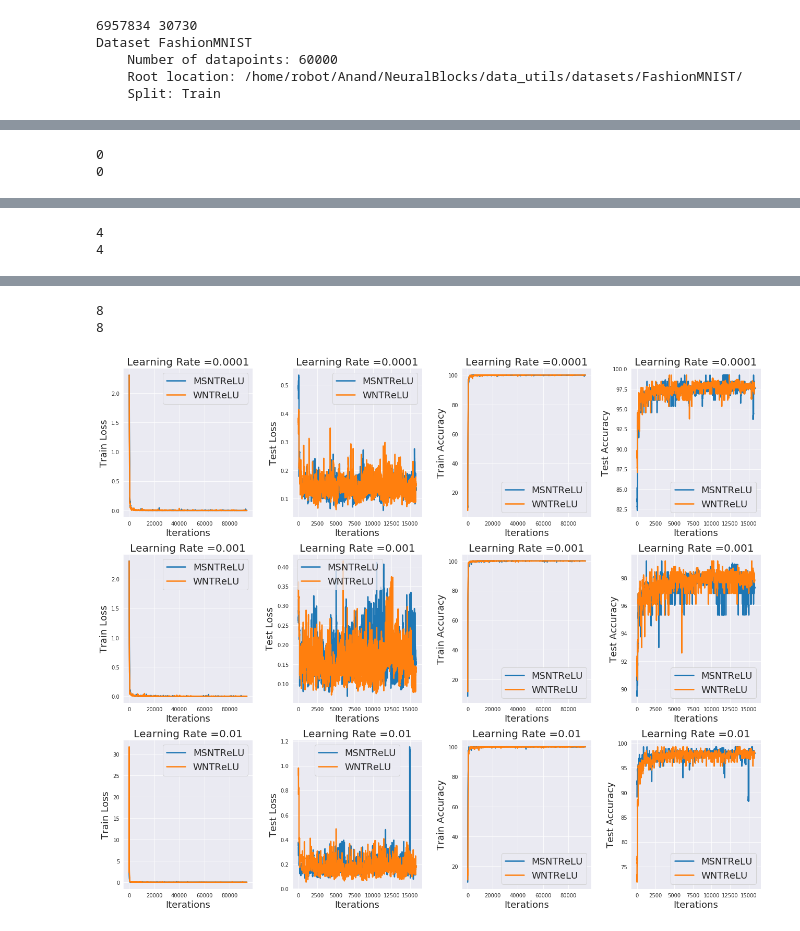
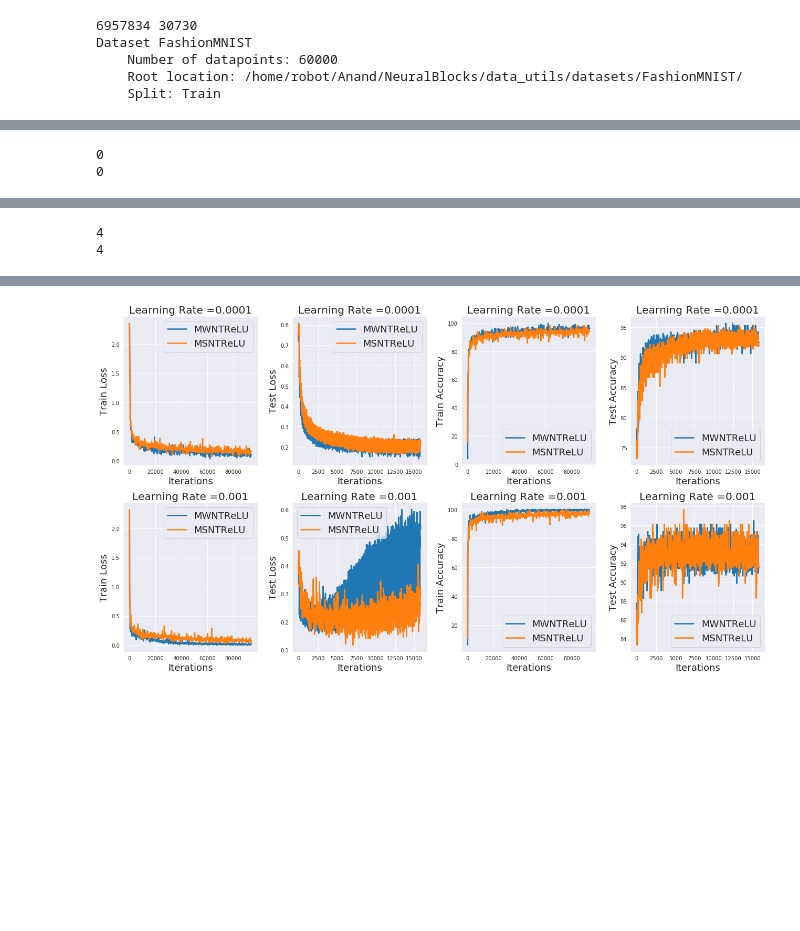
Before and after one commit to AntixK/NeuralBlocks, a Jupyter notebook: notebooks/FashionMNIST_MobileNet.ipynb, the cells around one changed output, grey strips where cells are left out. Cells and saved outputs as stored; diff of their text form; code cells hidden in the pictures; blank space fills up the shorter version.

```diff
--- a/notebooks/FashionMNIST_MobileNet.ipynb
+++ b/notebooks/FashionMNIST_MobileNet.ipynb
@@ -272,7 +272,8 @@ Dataset FashionMNIST
     Split: Train
 # %%
 k = 0
-plt.figure(figsize=(18, 15))
+LRS = [0.0001, 0.001]
+plt.figure(figsize=(18, 10))
 for i, lr in enumerate(tqdm_notebook(LRS)):
     for j, norm in enumerate(tqdm_notebook([None,'BN', 'SN', 'MSN'])):
         print(k)
@@ -281,7 +282,7 @@ for i, lr in enumerate(tqdm_notebook(LRS)):
         train_acc_log = np.load(SAVE_PATH+"MobileNet_Train_Acc_{}_{}.npy".format(norm,lr))
         test_acc_log= np.load(SAVE_PATH+"MobileNet_Test_Acc_{}_{}.npy".format(norm,lr))
 
-        ax = plt.subplot(3,4,k+1)
+        ax = plt.subplot(2,4,k+1)
         plt.plot(train_loss_log, lw=2.5, label=str(norm))
         plt.xlabel('Iterations', fontsize=18)
         plt.ylabel('Train Loss', fontsize=18)
@@ -289,7 +290,7 @@ for i, lr in enumerate(tqdm_notebook(LRS)):
         plt.grid(True)
         plt.title("Learning Rate ={}".format(lr), fontsize=20);
 
-        ax = plt.subplot(3,4,k+2)
+        ax = plt.subplot(2,4,k+2)
         plt.plot(test_loss_log, lw=2.5, label=str(norm))
         plt.xlabel('Iterations', fontsize=18)
         plt.ylabel('Test Loss', fontsize=18)
@@ -297,7 +298,7 @@ for i, lr in enumerate(tqdm_notebook(LRS)):
         plt.grid(True)
         plt.title("Learning Rate ={}".format(lr), fontsize=20);
 
-        ax = plt.subplot(3,4,k+3)
+        ax = plt.subplot(2,4,k+3)
         plt.plot(train_acc_log, lw=2.5, label=str(norm))
         plt.xlabel('Iterations', fontsize=18)
         plt.ylabel('Train Accuracy', fontsize=18)
@@ -305,7 +306,7 @@ for i, lr in enumerate(tqdm_notebook(LRS)):
         plt.grid(True)
         plt.title("Learning Rate ={}".format(lr), fontsize=20);
 
-        ax = plt.subplot(3,4,k+4)
+        ax = plt.subplot(2,4,k+4)
         plt.plot(test_acc_log, lw=2.5, label=str(norm))
         plt.xlabel('Iterations', fontsize=18)
         plt.ylabel('Test Accuracy', fontsize=18)
@@ -336,6 +332,6 @@ plt.savefig(SAVE_PATH+'Act_Norm_Results.pdf', dpi=400)
 # %%
 k = 0
-plt.figure(figsize=(18, 15))
+plt.figure(figsize=(18, 10))
 for i, lr in enumerate(tqdm_notebook(LRS)):
     for j, norm in enumerate(tqdm_notebook(['WN', 'SN', 'MSN'])):
         print(k)
@@ -344,7 +340,7 @@ for i, lr in enumerate(tqdm_notebook(LRS)):
         train_acc_log = np.load(SAVE_PATH+"MobileNet_Train_Acc_{}_{}.npy".format(norm,lr))
         test_acc_log= np.load(SAVE_PATH+"MobileNet_Test_Acc_{}_{}.npy".format(norm,lr))
 
-        ax = plt.subplot(3,4,k+1)
+        ax = plt.subplot(2,4,k+1)
         plt.plot(train_loss_log, lw=2.5, label=str(norm))
         plt.xlabel('Iterations', fontsize=18)
         plt.ylabel('Train Loss', fontsize=18)
@@ -352,7 +348,7 @@ for i, lr in enumerate(tqdm_notebook(LRS)):
         plt.grid(True)
         plt.title("Learning Rate ={}".format(lr), fontsize=20);
 
-        ax = plt.subplot(3,4,k+2)
+        ax = plt.subplot(2,4,k+2)
         plt.plot(test_loss_log, lw=2.5, label=str(norm))
         plt.xlabel('Iterations', fontsize=18)
         plt.ylabel('Test Loss', fontsize=18)
@@ -360,7 +356,7 @@ for i, lr in enumerate(tqdm_notebook(LRS)):
         plt.grid(True)
         plt.title("Learning Rate ={}".format(lr), fontsize=20);
 
-        ax = plt.subplot(3,4,k+3)
+        ax = plt.subplot(2,4,k+3)
         plt.plot(train_acc_log, lw=2.5, label=str(norm))
         plt.xlabel('Iterations', fontsize=18)
         plt.ylabel('Train Accuracy', fontsize=18)
@@ -368,7 +364,7 @@ for i, lr in enumerate(tqdm_notebook(LRS)):
         plt.grid(True)
         plt.title("Learning Rate ={}".format(lr), fontsize=20);
 
-        ax = plt.subplot(3,4,k+4)
+        ax = plt.subplot(2,4,k+4)
         plt.plot(test_acc_log, lw=2.5, label=str(norm))
         plt.xlabel('Iterations', fontsize=18)
         plt.ylabel('Test Accuracy', fontsize=18)
@@ -396,15 +388,15 @@ plt.savefig(SAVE_PATH+'Weight_reparam_Results.pdf', dpi=400)
 # %%
 k = 0
-plt.figure(figsize=(18, 15))
+plt.figure(figsize=(18, 10))
 for i, lr in enumerate(tqdm_notebook(LRS)):
-    for j, norm in enumerate(tqdm_notebook(['MSNTReLU', 'WNTReLU'])):
+    for j, norm in enumerate(tqdm_notebook(['MWNTReLU', 'MSNTReLU'])):
         print(k)
         train_loss_log = np.load(SAVE_PATH+"MobileNet_Train_loss_{}_{}.npy".format(norm,lr) )
         test_loss_log = np.load(SAVE_PATH+"MobileNet_Test_loss_{}_{}.npy".format(norm,lr))
         train_acc_log = np.load(SAVE_PATH+"MobileNet_Train_Acc_{}_{}.npy".format(norm,lr))
         test_acc_log= np.load(SAVE_PATH+"MobileNet_Test_Acc_{}_{}.npy".format(norm,lr))
 
-        ax = plt.subplot(3,4,k+1)
+        ax = plt.subplot(2,4,k+1)
         plt.plot(train_loss_log, lw=2.5, label=str(norm))
         plt.xlabel('Iterations', fontsize=18)
         plt.ylabel('Train Loss', fontsize=18)
@@ -412,7 +404,7 @@ for i, lr in enumerate(tqdm_notebook(LRS)):
         plt.grid(True)
         plt.title("Learning Rate ={}".format(lr), fontsize=20);
 
-        ax = plt.subplot(3,4,k+2)
+        ax = plt.subplot(2,4,k+2)
         plt.plot(test_loss_log, lw=2.5, label=str(norm))
         plt.xlabel('Iterations', fontsize=18)
         plt.ylabel('Test Loss', fontsize=18)
@@ -420,7 +412,7 @@ for i, lr in enumerate(tqdm_notebook(LRS)):
         plt.grid(True)
         plt.title("Learning Rate ={}".format(lr), fontsize=20);
 
-        ax = plt.subplot(3,4,k+3)
+        ax = plt.subplot(2,4,k+3)
         plt.plot(train_acc_log, lw=2.5, label=str(norm))
         plt.xlabel('Iterations', fontsize=18)
         plt.ylabel('Train Accuracy', fontsize=18)
@@ -428,7 +420,7 @@ for i, lr in enumerate(tqdm_notebook(LRS)):
         plt.grid(True)
         plt.title("Learning Rate ={}".format(lr), fontsize=20);
 
-        ax = plt.subplot(3,4,k+4)
+        ax = plt.subplot(2,4,k+4)
         plt.plot(test_acc_log, lw=2.5, label=str(norm))
         plt.xlabel('Iterations', fontsize=18)
         plt.ylabel('Test Accuracy', fontsize=18)
@@ -450,3 +441 @@ plt.savefig(SAVE_PATH+'Weight_reparam_act_Results.pdf', dpi=400)
-8
-8
-[figure, old version]
+[figure, new version]
```
Also changed, not shown: parts of 3 cells of this notebook, 12 other files.
